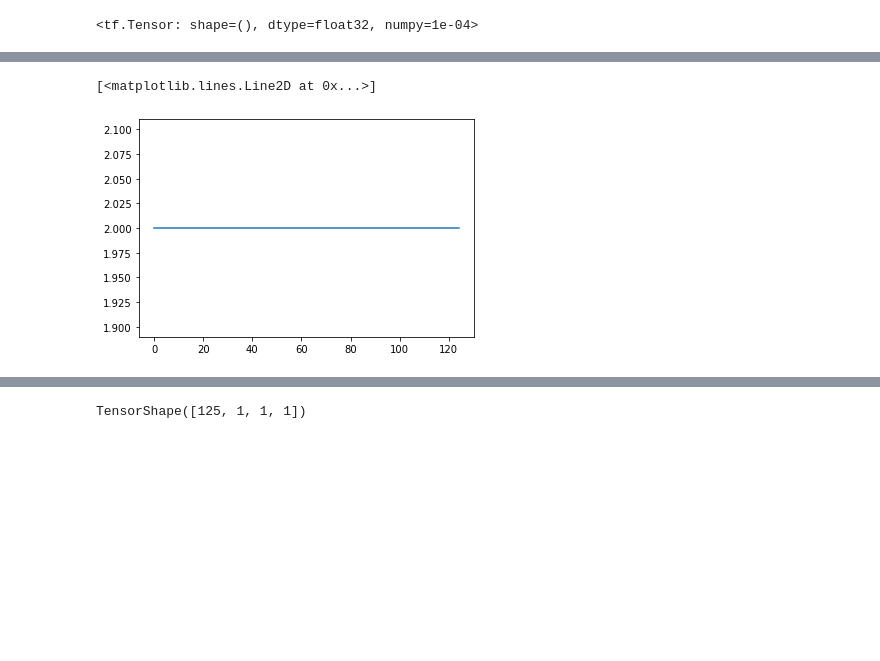
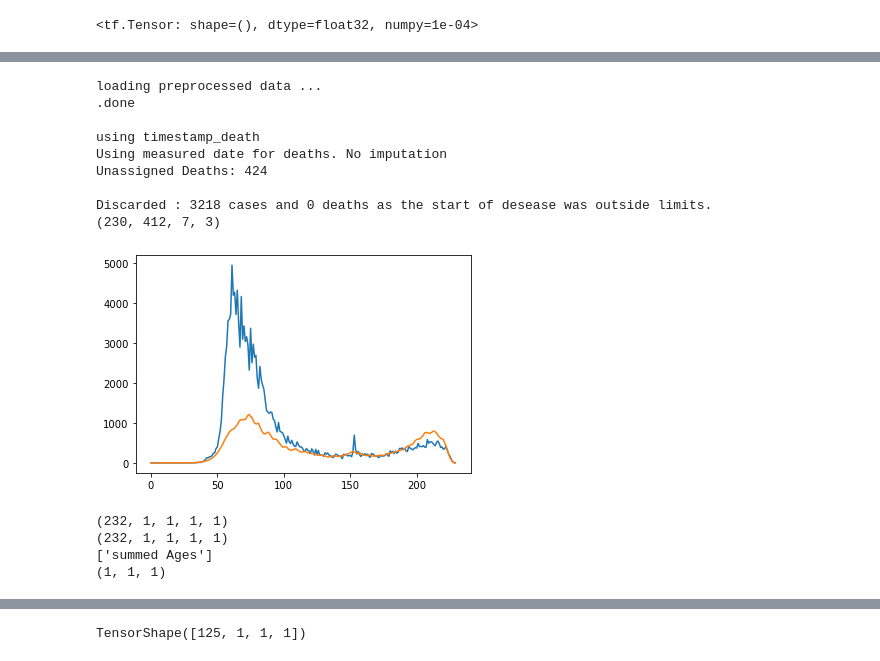
Before and after one commit to RainerHeintzmann/StateModeling, a Jupyter notebook: Examples/FitCorona_Simple.ipynb, the cells around one changed output, grey strips where cells are left out. Cells and saved outputs as stored; diff of their text form; code cells hidden in the pictures; blank space fills up the shorter version.

```diff
--- a/Examples/FitCorona_Simple.ipynb
+++ b/Examples/FitCorona_Simple.ipynb
@@ -129,5 +133,15 @@ Sum of states deviates by: 8.940697e-08, from the starting state:[0.36681065 0.3
-# %%
-plt.plot(np.squeeze(M.Var['R']()))
-# %% [output]
-[<matplotlib.lines.Line2D at 0x...>]
-[figure, removed]
+# %%
+AllMeasured = loadData(useThuringia = False, pullData=False, correctDeaths=True, DeathData=DeathData, usePreprocessed=usePreprocessed)
+print(AllMeasured['Cases'].shape)
+# AllMeasured = preprocessData(AllMeasured, ReduceDistricts=["SK Jena", "LK Sonneberg"], SumDistricts=False, SumAges=True, SumGender=True)
+# %% [output]
+loading preprocessed data ...
+.done
+
+using timestamp_death
+Using measured date for deaths. No imputation
+Unassigned Deaths: 424
+
+Discarded : 3218 cases and 0 deaths as the start of desease was outside limits.
+(230, 412, 7, 3)
+[figure, added]
@@ -133,0 +150,10 @@ plt.plot(np.squeeze(M.Var['R']()))
+# %%
+print(AllMeasured['Cases'].shape)
+print(AllMeasured['Dead'].shape)
+print(AllMeasured['Ages'])
+print(AllMeasured['Population'].shape)
+# %% [output]
+(232, 1, 1, 1, 1)
+(232, 1, 1, 1, 1)
+['summed Ages']
+(1, 1, 1)
```
Also changed, not shown: parts of 13 cells of this notebook, 4 other files.
